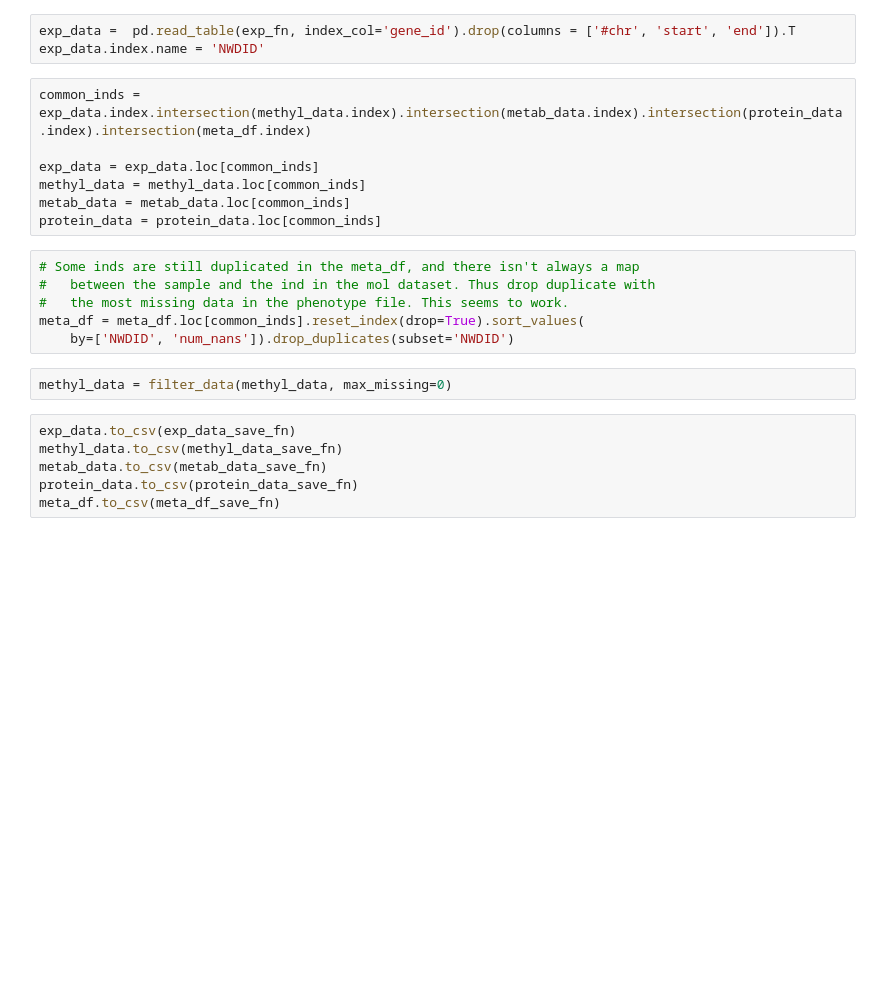
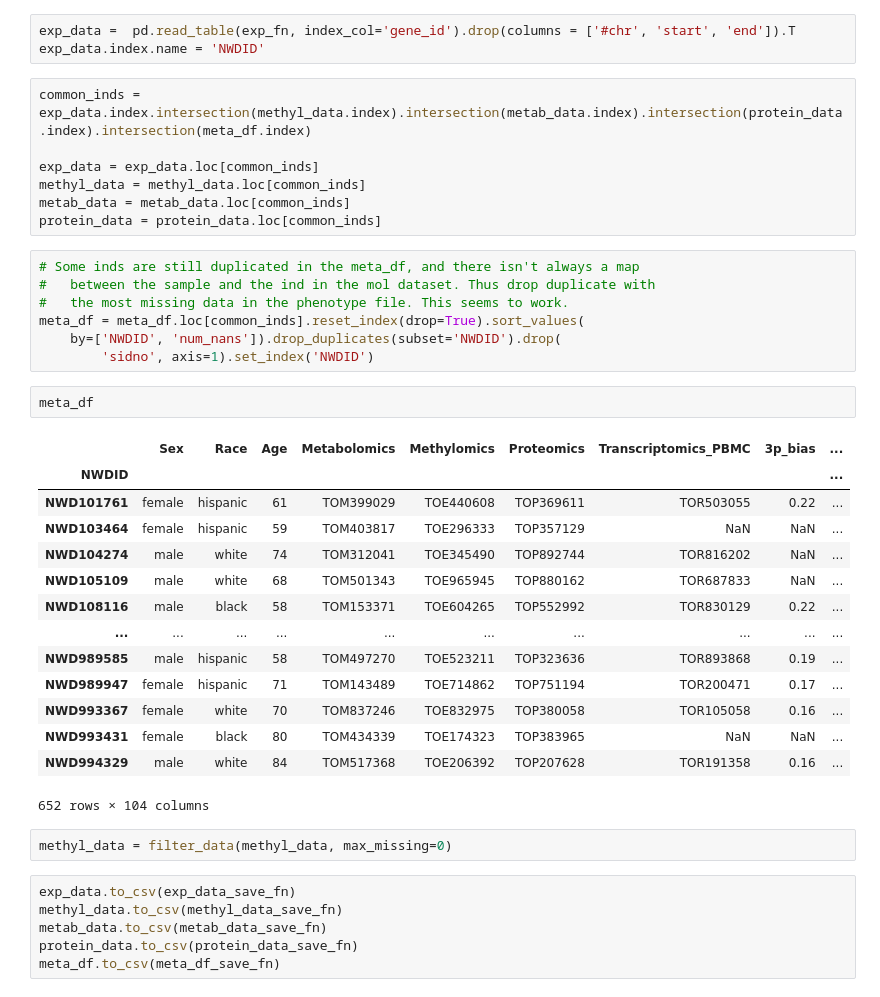
Before and after one commit to collinwa/MCFA, a Jupyter notebook: analysis_notebooks/preprocess_mesa.ipynb, the cells around one changed output. Cells and saved outputs as stored; diff of their text form; blank space fills up the shorter version.

```diff
--- a/analysis_notebooks/preprocess_mesa.ipynb
+++ b/analysis_notebooks/preprocess_mesa.ipynb
@@ -150,7 +150,25 @@ protein_data = protein_data.loc[common_inds]
 #   between the sample and the ind in the mol dataset. Thus drop duplicate with
 #   the most missing data in the phenotype file. This seems to work.
 meta_df = meta_df.loc[common_inds].reset_index(drop=True).sort_values(
-    by=['NWDID', 'num_nans']).drop_duplicates(subset='NWDID')
+    by=['NWDID', 'num_nans']).drop_duplicates(subset='NWDID').drop(
+        'sidno', axis=1).set_index('NWDID')
+# %%
+meta_df
+# %% [output]
+|  | Sex | Race | Age | Metabolomics | Methylomics | Proteomics | Transcriptomics_PBMC | 3p_bias | ... |
+| NWDID |  |  |  |  |  |  |  |  | ... |
+| NWD101761 | female | hispanic | 61 | TOM399029 | TOE440608 | TOP369611 | TOR503055 | 0.22 | ... |
+| NWD103464 | female | hispanic | 59 | TOM403817 | TOE296333 | TOP357129 | NaN | NaN | ... |
+| NWD104274 | male | white | 74 | TOM312041 | TOE345490 | TOP892744 | TOR816202 | NaN | ... |
+| NWD105109 | male | white | 68 | TOM501343 | TOE965945 | TOP880162 | TOR687833 | NaN | ... |
+| NWD108116 | male | black | 58 | TOM153371 | TOE604265 | TOP552992 | TOR830129 | 0.22 | ... |
+| ... | ... | ... | ... | ... | ... | ... | ... | ... | ... |
+| NWD989585 | male | hispanic | 58 | TOM497270 | TOE523211 | TOP323636 | TOR893868 | 0.19 | ... |
+| NWD989947 | female | hispanic | 71 | TOM143489 | TOE714862 | TOP751194 | TOR200471 | 0.17 | ... |
+| NWD993367 | female | white | 70 | TOM837246 | TOE832975 | TOP380058 | TOR105058 | 0.16 | ... |
+| NWD993431 | female | black | 80 | TOM434339 | TOE174323 | TOP383965 | NaN | NaN | ... |
+| NWD994329 | male | white | 84 | TOM517368 | TOE206392 | TOP207628 | TOR191358 | 0.16 | ... |
+652 rows × 104 columns
 # %%
 methyl_data = filter_data(methyl_data, max_missing=0)
 # %%
```
Also changed, not shown: parts of 2 cells of this notebook.
